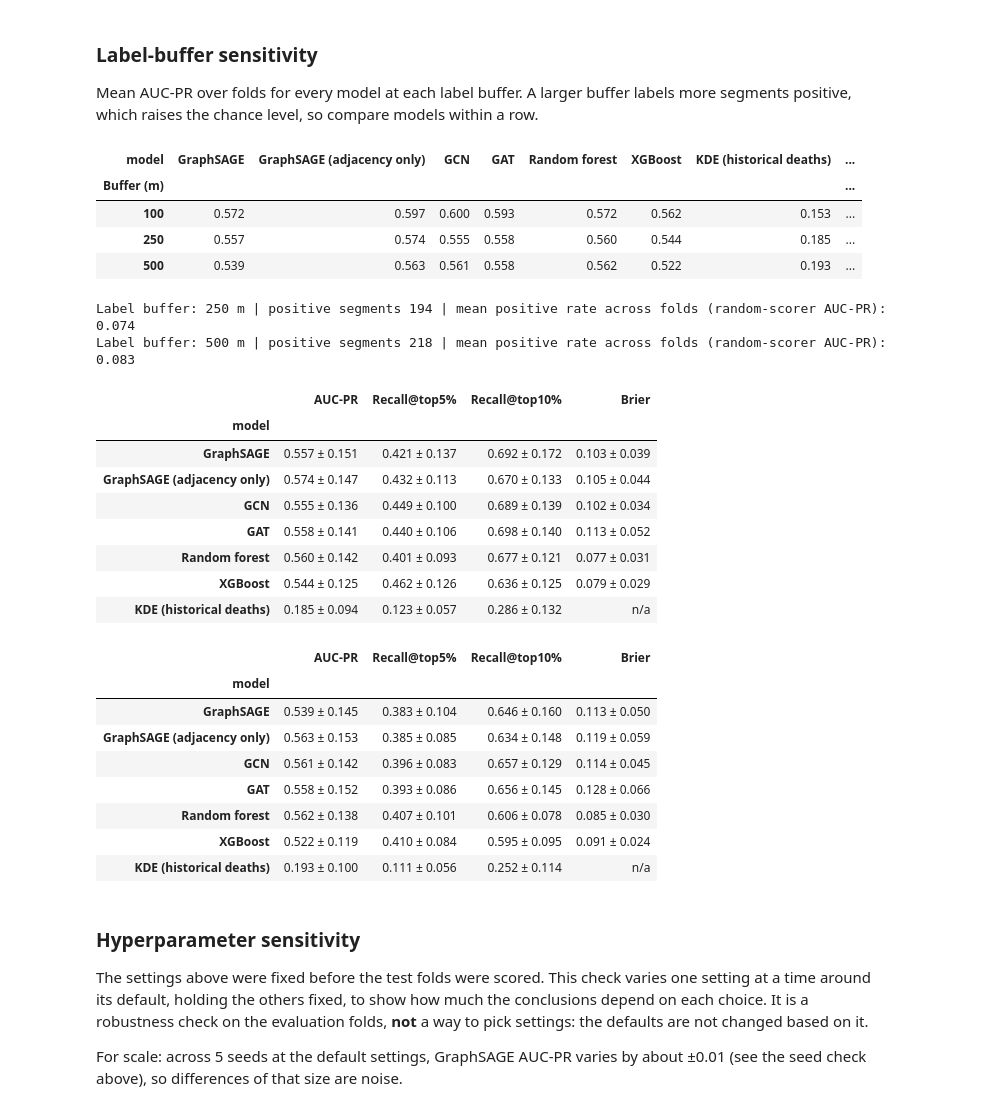
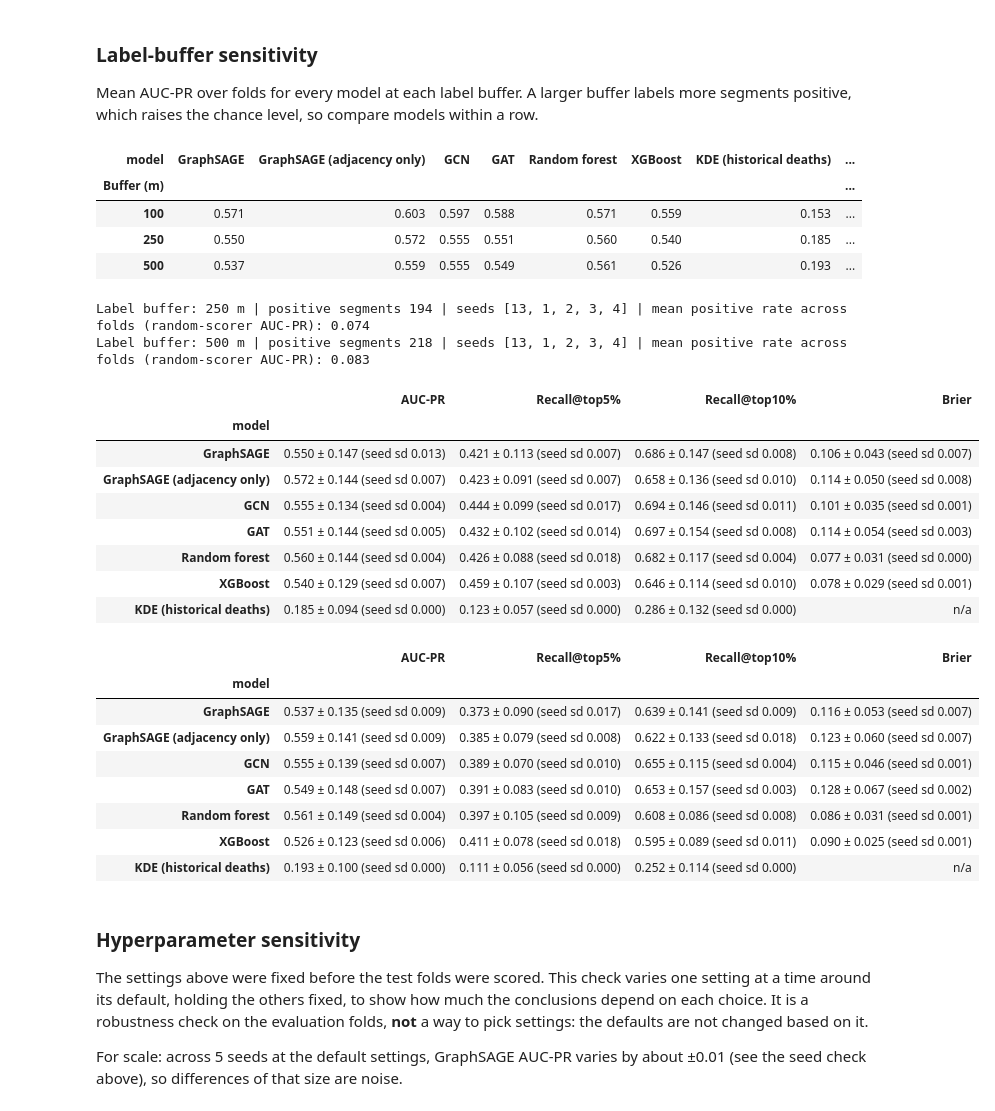
Before and after one commit to JerRMartin/Graph-Based-Risk-Mapping, a Jupyter notebook: notebooks/notebook.ipynb, the cells around one changed output. Saved outputs shown, nothing was run; the diff lists cells and outputs as text; code cells hidden in the pictures.

```diff
--- a/notebooks/notebook.ipynb
+++ b/notebooks/notebook.ipynb
@@ -1050,0 +1182,25 @@ seed_df.groupby(["model", "seed"])["AUC-PR"].mean().unstack("model").agg(["mean"
+# %%
+# Chance level for the length-budget recall: random scores, many draws per fold (no training, runs in seconds)
+N_RANDOM_DRAWS = 100
+rng_lb = np.random.default_rng(SEED)
+rows = []
+for f in range(N_FOLDS):
+    te = np.where(fold_of_seg == f)[0]
+    for _ in range(N_RANDOM_DRAWS):
+        s = rng_lb.random(len(te))
+        for p in RECALL_PCTS:
+            for v, r in {f"top {p}% of segments": budget_recall(te, s, p, by_count=True),
+                         f"{p}% of km, by score": budget_recall(te, s, p)}.items():
+                rows.append({"fold": f, "selection": v, **r})
+rand_fold = pd.DataFrame(rows).groupby(["selection", "fold"])[["deaths", "positive segments", "share of km"]].mean()
+rand_mean, rand_sd = rand_fold.groupby("selection").mean(), rand_fold.groupby("selection").std()
+
+# Random next to the best graph model and the tree baselines (share of deaths caught, mean +/- std over folds)
+cols = [f"top {p}% of segments" for p in RECALL_PCTS] + [f"{p}% of km, by score" for p in RECALL_PCTS]
+show = ["GraphSAGE (adjacency only)", "Random forest", "XGBoost"]
+tab = (lb_mean["deaths"].round(3).astype(str) + " ± " + lb_sd["deaths"].round(3).astype(str)).unstack("selection")
+tab = tab.reindex(index=show, columns=cols)
+tab.loc["Random (chance level)"] = [f"{rand_mean.loc[c, 'deaths']:.3f} ± {rand_sd.loc[c, 'deaths']:.3f}" for c in cols]
+print(f"Random scorer: {N_RANDOM_DRAWS} draws per fold; share of km used by the top segments: "
+      + ", ".join(f"{c} {rand_mean.loc[c, 'share of km']:.3f}" for c in cols if c.startswith("top")))
+tab
@@ -1053,57 +1217,55 @@ seed_df.groupby(["model", "seed"])["AUC-PR"].mean().unstack("model").agg(["mean"
 Mean AUC-PR over folds for every model at each label buffer. A larger buffer labels more segments positive, which
 raises the chance level, so compare models within a row.
 # %%
-sens = {}
+sens, cv_buf = {}, {}
 for b in LABEL_BUFFERS:
-    r = run_cv(labels[b])
-    sens[b] = r.groupby("model")["AUC-PR"].mean().loc[list(MODELS)]
+    cv_buf[b] = run_cv_seeds(labels[b])
+    sens[b] = cv_buf[b].groupby("model")["AUC-PR"].mean().loc[list(MODELS)]
     sens[b]["positive rate"] = labels[b].mean()
 pd.DataFrame(sens).T.rename_axis("Buffer (m)").round(3)
 # %% [output]
 | model | GraphSAGE | GraphSAGE (adjacency only) | GCN | GAT | Random forest | XGBoost | KDE (historical deaths) | ... |
 | Buffer (m) |  |  |  |  |  |  |  | ... |
-| 100 | 0.572 | 0.597 | 0.600 | 0.593 | 0.572 | 0.562 | 0.153 | ... |
-| 250 | 0.557 | 0.574 | 0.555 | 0.558 | 0.560 | 0.544 | 0.185 | ... |
-| 500 | 0.539 | 0.563 | 0.561 | 0.558 | 0.562 | 0.522 | 0.193 | ... |
+| 100 | 0.571 | 0.603 | 0.597 | 0.588 | 0.571 | 0.559 | 0.153 | ... |
+| 250 | 0.550 | 0.572 | 0.555 | 0.551 | 0.560 | 0.540 | 0.185 | ... |
+| 500 | 0.537 | 0.559 | 0.555 | 0.549 | 0.561 | 0.526 | 0.193 | ... |
 # %%
-# Full results table (all models, all metrics) at other label buffers
+# Full results table (all models, all metrics) at other label buffers, averaged over SEEDS
 def results_table(b):
     if b not in labels:                                     # e.g. 200 m: not in LABEL_BUFFERS, build it as in Section 5
         buf = seg_geo.assign(geometry=seg_geo.buffer(b))
         hit = gpd.sjoin(vm_g[["geometry"]], buf, predicate="within")
         labels[b] = segs.seg_id.isin(hit["seg_id"]).astype(int).values
-    cv_b = run_cv(labels[b])                                # no oof= : leaves the 100 m OOF scores (maps) untouched
-    agg_b = cv_b.groupby("model")[metric_cols].agg(["mean", "std"]).loc[list(MODELS)]
-    tab = pd.DataFrame({c: agg_b[c]["mean"].map("{:.3f}".format) + " ± " + agg_b[c]["std"].map("{:.3f}".format)
-                        for c in metric_cols}).replace("nan ± nan", "n/a")
-    print(f"Label buffer: {b} m | positive segments {int(labels[b].sum())} | "
+    cv_b = cv_buf[b] if b in cv_buf else run_cv_seeds(labels[b])   # reuse the sensitivity runs; no oof=
+    tab, _, _ = summarize_seeds(cv_b)
+    print(f"Label buffer: {b} m | positive segments {int(labels[b].sum())} | seeds {SEEDS} | "
           f"mean positive rate across folds (random-scorer AUC-PR): {cv_b.groupby('fold').positive_rate.first().mean():.3f}")
     return tab
 
 results_by_buffer = {b: results_table(b) for b in [250, 500]}
 for b, tab in results_by_buffer.items():
     display(tab)
 # %% [output]
-Label buffer: 250 m | positive segments 194 | mean positive rate across folds (random-scorer AUC-PR): 0.074
-Label buffer: 500 m | positive segments 218 | mean positive rate across folds (random-scorer AUC-PR): 0.083
+Label buffer: 250 m | positive segments 194 | seeds [13, 1, 2, 3, 4] | mean positive rate across folds (random-scorer AUC-PR): 0.074
+Label buffer: 500 m | positive segments 218 | seeds [13, 1, 2, 3, 4] | mean positive rate across folds (random-scorer AUC-PR): 0.083
 |  | AUC-PR | Recall@top5% | Recall@top10% | Brier |
 | model |  |  |  |  |
-| GraphSAGE | 0.557 ± 0.151 | 0.421 ± 0.137 | 0.692 ± 0.172 | 0.103 ± 0.039 |
-| GraphSAGE (adjacency only) | 0.574 ± 0.147 | 0.432 ± 0.113 | 0.670 ± 0.133 | 0.105 ± 0.044 |
-| GCN | 0.555 ± 0.136 | 0.449 ± 0.100 | 0.689 ± 0.139 | 0.102 ± 0.034 |
-| GAT | 0.558 ± 0.141 | 0.440 ± 0.106 | 0.698 ± 0.140 | 0.113 ± 0.052 |
-| Random forest | 0.560 ± 0.142 | 0.401 ± 0.093 | 0.677 ± 0.121 | 0.077 ± 0.031 |
-| XGBoost | 0.544 ± 0.125 | 0.462 ± 0.126 | 0.636 ± 0.125 | 0.079 ± 0.029 |
-| KDE (historical deaths) | 0.185 ± 0.094 | 0.123 ± 0.057 | 0.286 ± 0.132 | n/a |
+| GraphSAGE | 0.550 ± 0.147 (seed sd 0.013) | 0.421 ± 0.113 (seed sd 0.007) | 0.686 ± 0.147 (seed sd 0.008) | 0.106 ± 0.043 (seed sd 0.007) |
+| GraphSAGE (adjacency only) | 0.572 ± 0.144 (seed sd 0.007) | 0.423 ± 0.091 (seed sd 0.007) | 0.658 ± 0.136 (seed sd 0.010) | 0.114 ± 0.050 (seed sd 0.008) |
+| GCN | 0.555 ± 0.134 (seed sd 0.004) | 0.444 ± 0.099 (seed sd 0.017) | 0.694 ± 0.146 (seed sd 0.011) | 0.101 ± 0.035 (seed sd 0.001) |
+| GAT | 0.551 ± 0.144 (seed sd 0.005) | 0.432 ± 0.102 (seed sd 0.014) | 0.697 ± 0.154 (seed sd 0.008) | 0.114 ± 0.054 (seed sd 0.003) |
+| Random forest | 0.560 ± 0.144 (seed sd 0.004) | 0.426 ± 0.088 (seed sd 0.018) | 0.682 ± 0.117 (seed sd 0.004) | 0.077 ± 0.031 (seed sd 0.000) |
+| XGBoost | 0.540 ± 0.129 (seed sd 0.007) | 0.459 ± 0.107 (seed sd 0.003) | 0.646 ± 0.114 (seed sd 0.010) | 0.078 ± 0.029 (seed sd 0.001) |
+| KDE (historical deaths) | 0.185 ± 0.094 (seed sd 0.000) | 0.123 ± 0.057 (seed sd 0.000) | 0.286 ± 0.132 (seed sd 0.000) | n/a |
 |  | AUC-PR | Recall@top5% | Recall@top10% | Brier |
 | model |  |  |  |  |
-| GraphSAGE | 0.539 ± 0.145 | 0.383 ± 0.104 | 0.646 ± 0.160 | 0.113 ± 0.050 |
-| GraphSAGE (adjacency only) | 0.563 ± 0.153 | 0.385 ± 0.085 | 0.634 ± 0.148 | 0.119 ± 0.059 |
-| GCN | 0.561 ± 0.142 | 0.396 ± 0.083 | 0.657 ± 0.129 | 0.114 ± 0.045 |
-| GAT | 0.558 ± 0.152 | 0.393 ± 0.086 | 0.656 ± 0.145 | 0.128 ± 0.066 |
-| Random forest | 0.562 ± 0.138 | 0.407 ± 0.101 | 0.606 ± 0.078 | 0.085 ± 0.030 |
-| XGBoost | 0.522 ± 0.119 | 0.410 ± 0.084 | 0.595 ± 0.095 | 0.091 ± 0.024 |
-| KDE (historical deaths) | 0.193 ± 0.100 | 0.111 ± 0.056 | 0.252 ± 0.114 | n/a |
+| GraphSAGE | 0.537 ± 0.135 (seed sd 0.009) | 0.373 ± 0.090 (seed sd 0.017) | 0.639 ± 0.141 (seed sd 0.009) | 0.116 ± 0.053 (seed sd 0.007) |
+| GraphSAGE (adjacency only) | 0.559 ± 0.141 (seed sd 0.009) | 0.385 ± 0.079 (seed sd 0.008) | 0.622 ± 0.133 (seed sd 0.018) | 0.123 ± 0.060 (seed sd 0.007) |
+| GCN | 0.555 ± 0.139 (seed sd 0.007) | 0.389 ± 0.070 (seed sd 0.010) | 0.655 ± 0.115 (seed sd 0.004) | 0.115 ± 0.046 (seed sd 0.001) |
+| GAT | 0.549 ± 0.148 (seed sd 0.007) | 0.391 ± 0.083 (seed sd 0.010) | 0.653 ± 0.157 (seed sd 0.003) | 0.128 ± 0.067 (seed sd 0.002) |
+| Random forest | 0.561 ± 0.149 (seed sd 0.004) | 0.397 ± 0.105 (seed sd 0.009) | 0.608 ± 0.086 (seed sd 0.008) | 0.086 ± 0.031 (seed sd 0.001) |
+| XGBoost | 0.526 ± 0.123 (seed sd 0.006) | 0.411 ± 0.078 (seed sd 0.018) | 0.595 ± 0.089 (seed sd 0.011) | 0.090 ± 0.025 (seed sd 0.001) |
+| KDE (historical deaths) | 0.193 ± 0.100 (seed sd 0.000) | 0.111 ± 0.056 (seed sd 0.000) | 0.252 ± 0.114 (seed sd 0.000) | n/a |
 # %% [markdown]
 ### Hyperparameter sensitivity
 The settings above were fixed before the test folds were scored. This check varies one setting at a time around its
```
Also changed, not shown: parts of 20 cells of this notebook.
